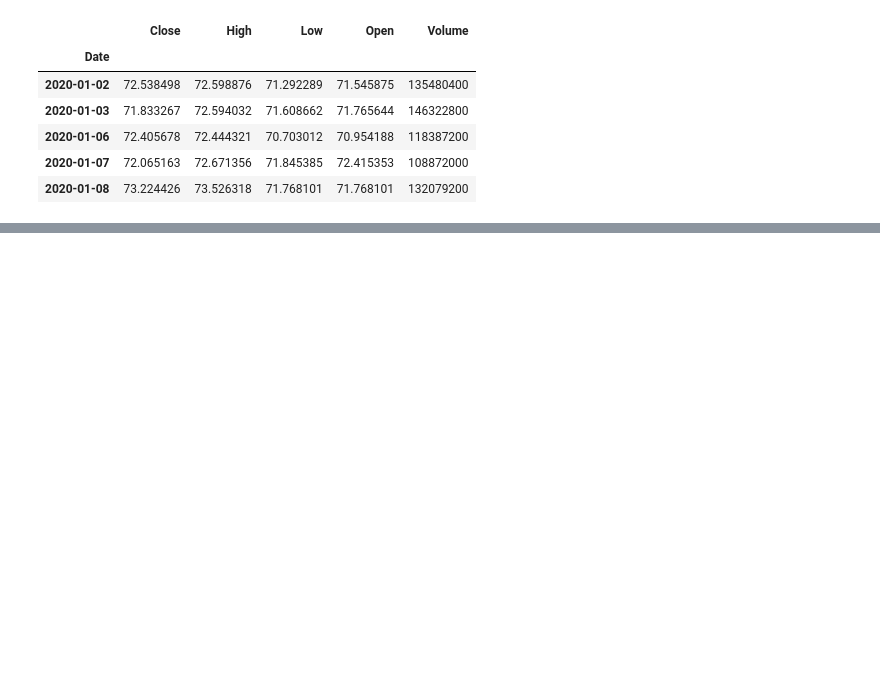
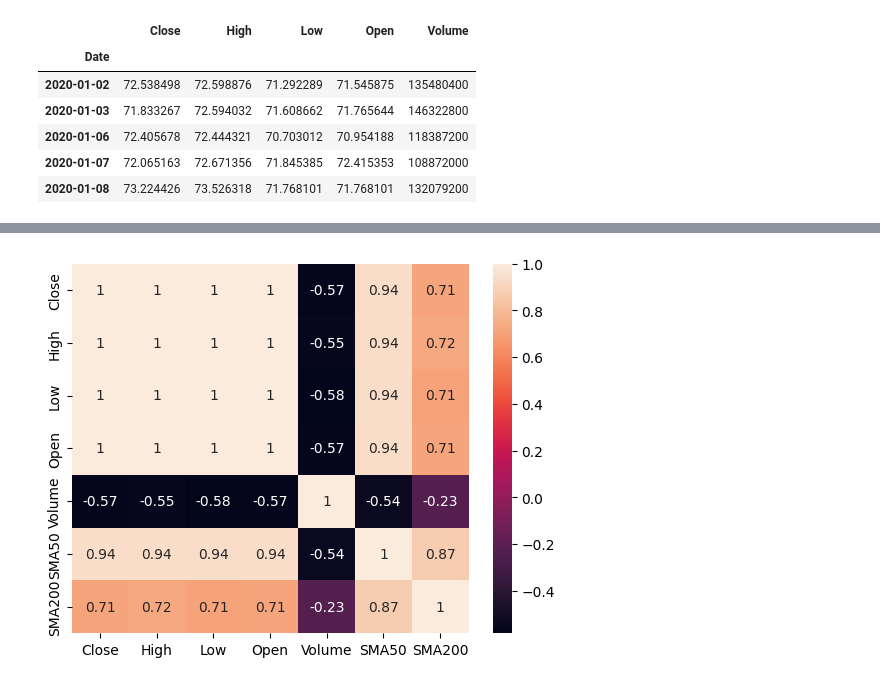
Before and after one commit to juanLude/backtesting_kangaroo, a Jupyter notebook: moving_avg_crossovers.ipynb, the cells around one changed output, grey strips where cells are left out. Saved outputs shown, nothing was run; the diff lists cells and outputs as text; code cells hidden in the pictures; blank space fills up the shorter version.

```diff
--- a/moving_avg_crossovers.ipynb
+++ b/moving_avg_crossovers.ipynb
@@ -33,0 +56,7 @@ plt.show()
+# %%
+# Correlation matrix
+corrMatrix = df.corr()
+sns.heatmap(corrMatrix, annot=True)
+plt.show()
+# %% [output]
+[figure, added]
```
Also changed, not shown: parts of 4 cells of this notebook.
